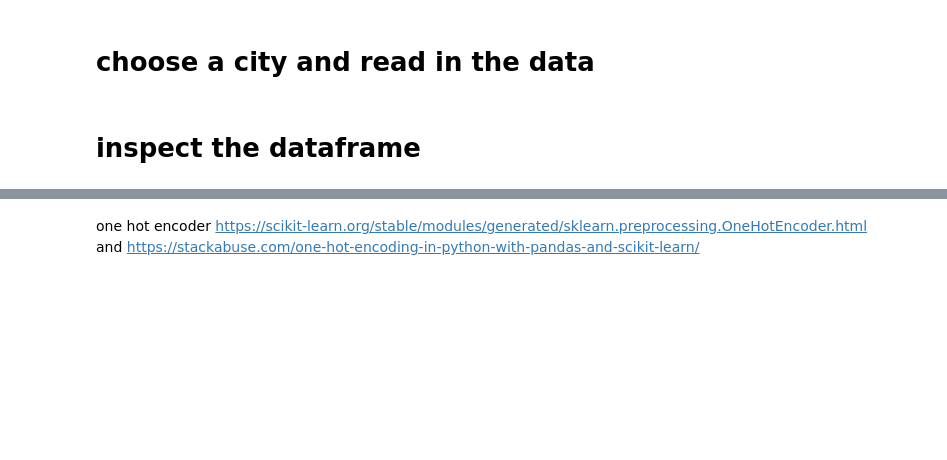
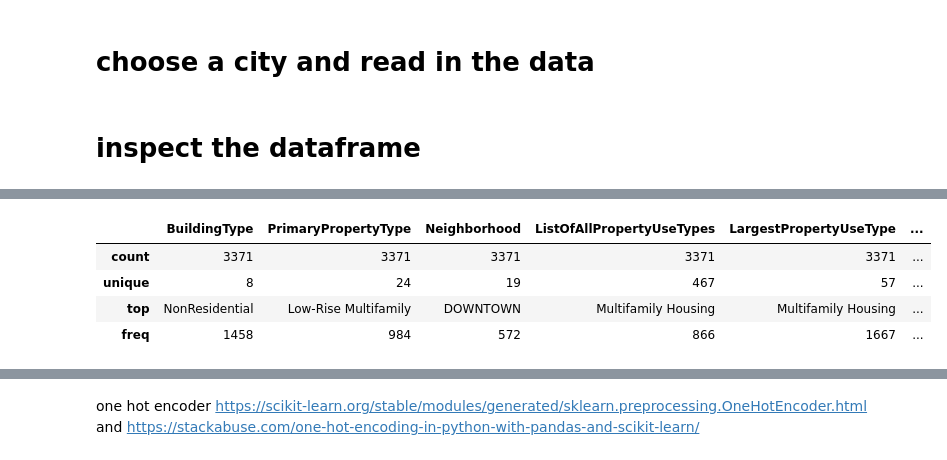
Before and after one commit to fedhere/PUS2022, a Jupyter notebook: HW6/RandomForest_instructions.ipynb, the cells around one changed output, grey strips where cells are left out. Drawn from its saved outputs; the diff is of its cells as text; code cells hidden in the pictures; blank space fills up the shorter version.

```diff
--- a/HW6/RandomForest_instructions.ipynb
+++ b/HW6/RandomForest_instructions.ipynb
@@ -232,0 +304,8 @@ plt.show()
+# %%
+X_categorical_data.describe()
+# %% [output]
+|  | BuildingType | PrimaryPropertyType | Neighborhood | ListOfAllPropertyUseTypes | LargestPropertyUseType | ... |
+| count | 3371 | 3371 | 3371 | 3371 | 3371 | ... |
+| unique | 8 | 24 | 19 | 467 | 57 | ... |
+| top | NonResidential | Low-Rise Multifamily | DOWNTOWN | Multifamily Housing | Multifamily Housing | ... |
+| freq | 1458 | 984 | 572 | 866 | 1667 | ... |
```
Also changed, not shown: parts of 78 cells of this notebook.
